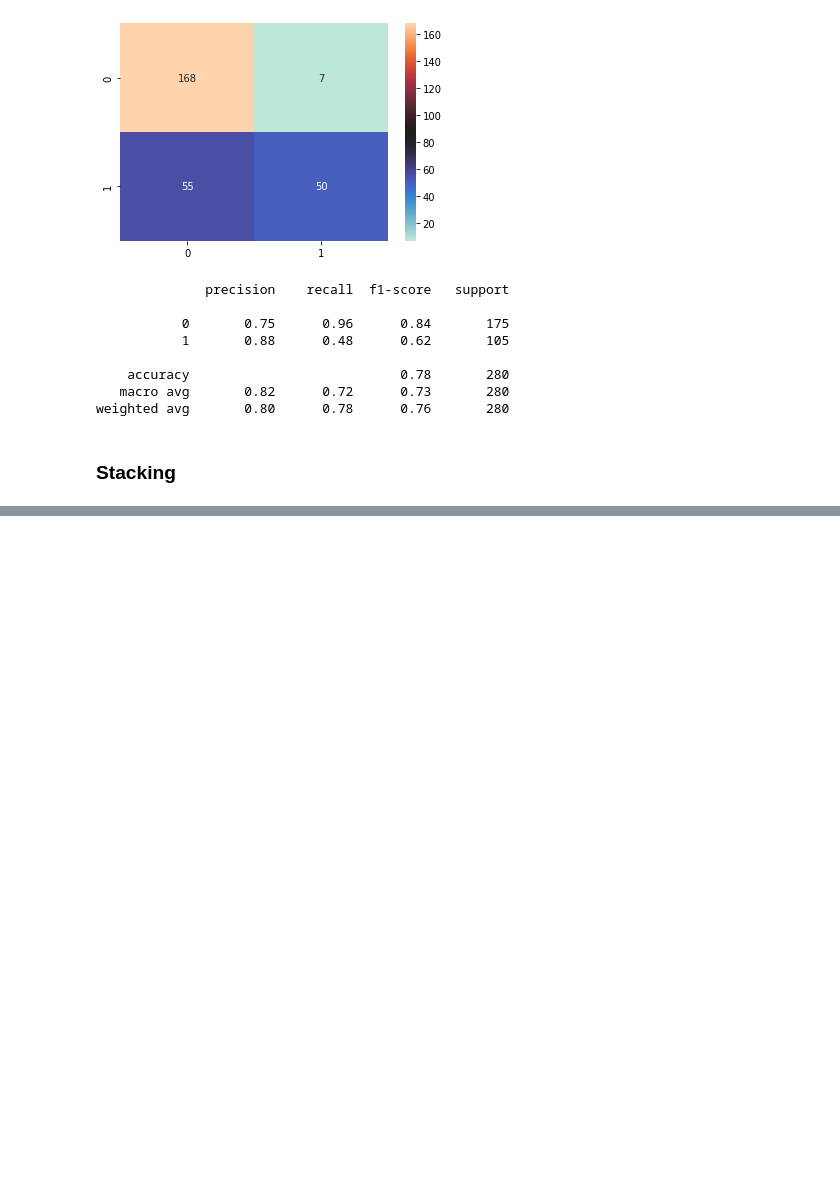
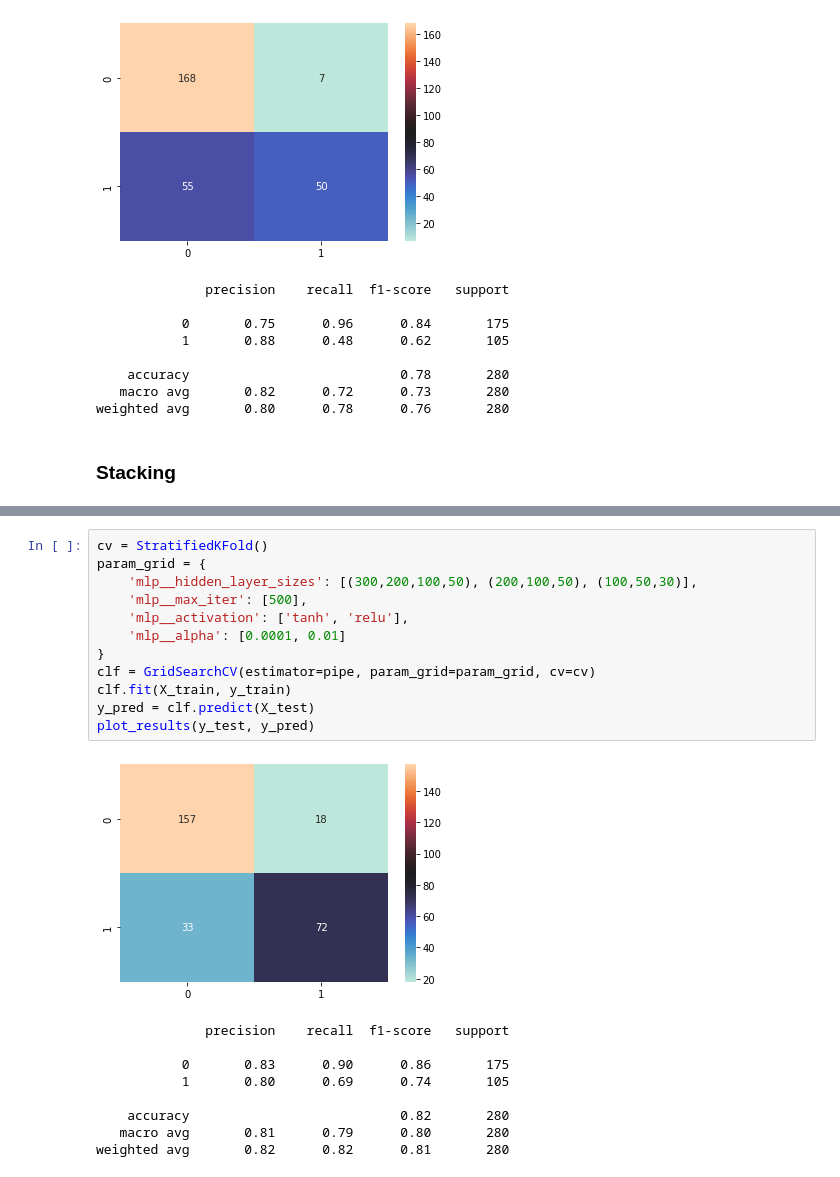
Before and after one commit to macedoti13/Election-Tweets-Sentiment-Analysis, a Jupyter notebook: dev.ipynb, the cells around one changed output, grey strips where cells are left out. Saved outputs shown, nothing was run; the diff lists cells and outputs as text; blank space fills up the shorter version.

```diff
--- a/dev.ipynb
+++ b/dev.ipynb
@@ -381,0 +408,22 @@ weighted avg       0.81      0.81      0.80       280
+# %%
+cv = StratifiedKFold()
+param_grid = {
+    'mlp__hidden_layer_sizes': [(300,200,100,50), (200,100,50), (100,50,30)],
+    'mlp__max_iter': [500],
+    'mlp__activation': ['tanh', 'relu'],
+    'mlp__alpha': [0.0001, 0.01]
+}
+clf = GridSearchCV(estimator=pipe, param_grid=param_grid, cv=cv)
+clf.fit(X_train, y_train)
+y_pred = clf.predict(X_test)
+plot_results(y_test, y_pred)
+# %% [output]
+[figure, added]
+              precision    recall  f1-score   support
+
+           0       0.83      0.90      0.86       175
+           1       0.80      0.69      0.74       105
+
+    accuracy                           0.82       280
+   macro avg       0.81      0.79      0.80       280
+weighted avg       0.82      0.82      0.81       280
```
Also changed, not shown: parts of 7 cells of this notebook.
